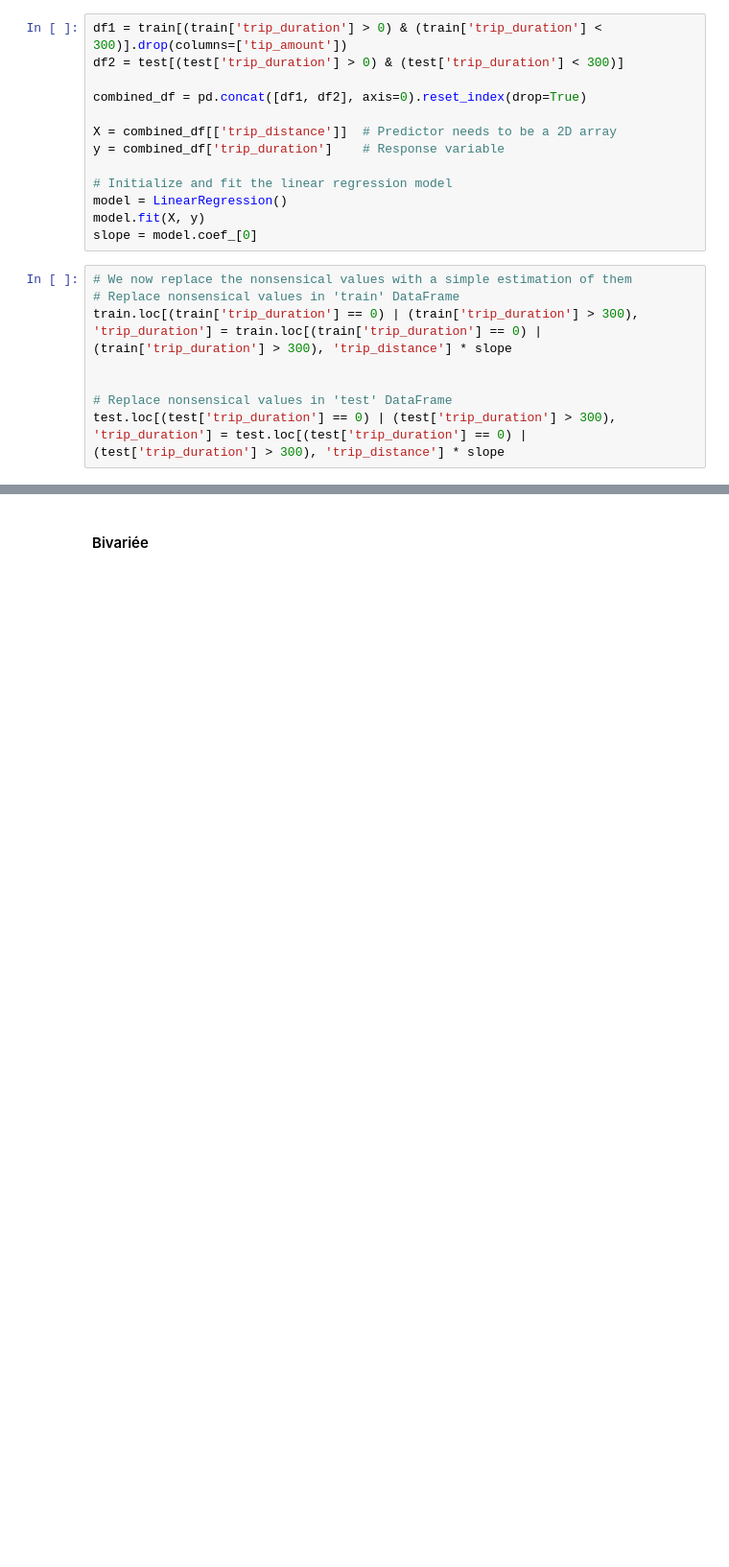
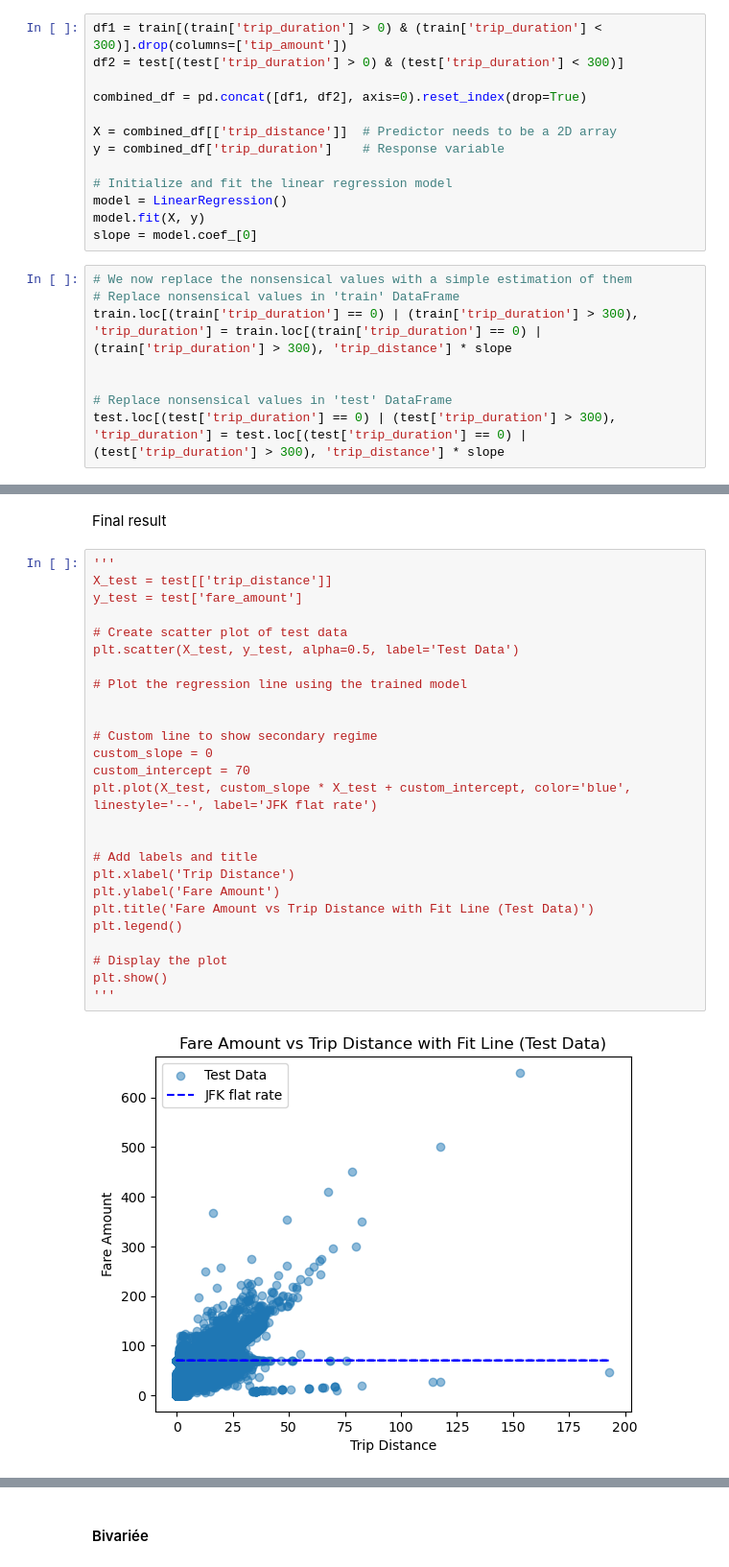
Before and after one commit to PabloHueso/NYC-taxis-tips-and-forest-cover-type, a Jupyter notebook: TopTipsNotebook.ipynb, the cells around one changed output, grey strips where cells are left out. Shown at 96% size. Drawn from its saved outputs; the diff is of its cells as text; blank space fills up the shorter version.

```diff
--- a/TopTipsNotebook.ipynb
+++ b/TopTipsNotebook.ipynb
@@ -160,0 +296,30 @@ test.loc[(test['trip_duration'] == 0) | (test['trip_duration'] > 300), 'trip_dur
+# %% [markdown]
+Final result
+# %%
+'''
+X_test = test[['trip_distance']]
+y_test = test['fare_amount']
+
+# Create scatter plot of test data
+plt.scatter(X_test, y_test, alpha=0.5, label='Test Data')
+
+# Plot the regression line using the trained model
+
+
+# Custom line to show secondary regime
+custom_slope = 0
+custom_intercept = 70
+plt.plot(X_test, custom_slope * X_test + custom_intercept, color='blue', linestyle='--', label='JFK flat rate')
+
+
+# Add labels and title
+plt.xlabel('Trip Distance')
+plt.ylabel('Fare Amount')
+plt.title('Fare Amount vs Trip Distance with Fit Line (Test Data)')
+plt.legend()
+
+# Display the plot
+plt.show()
+'''
+# %% [output]
+[figure, added]
```
Also changed, not shown: parts of 37 cells of this notebook.
